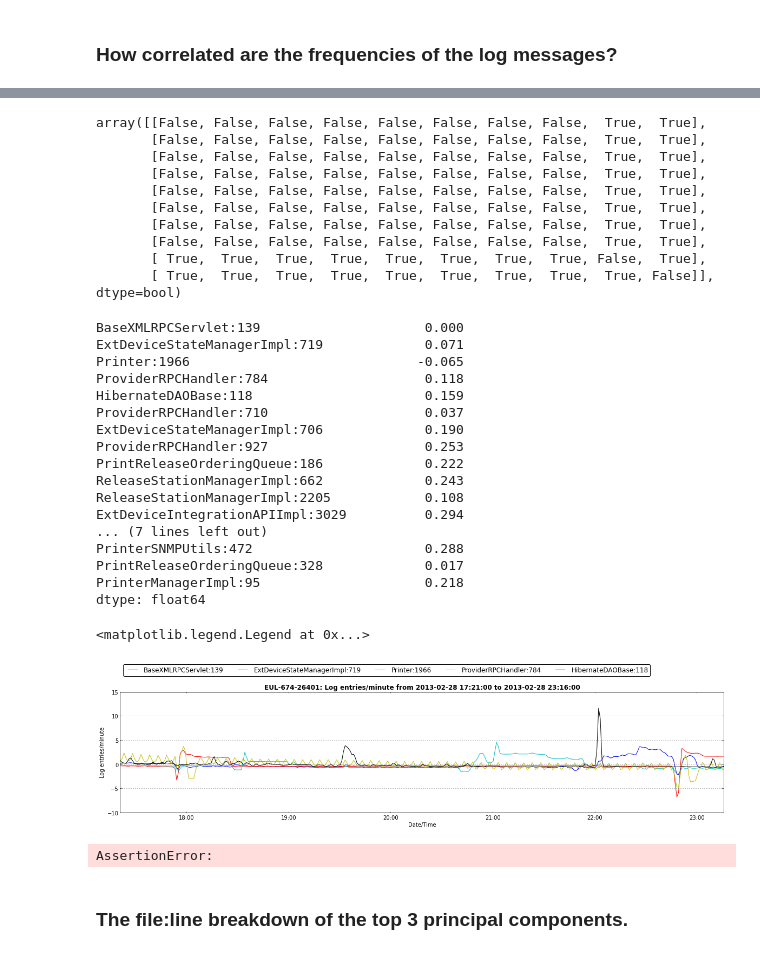
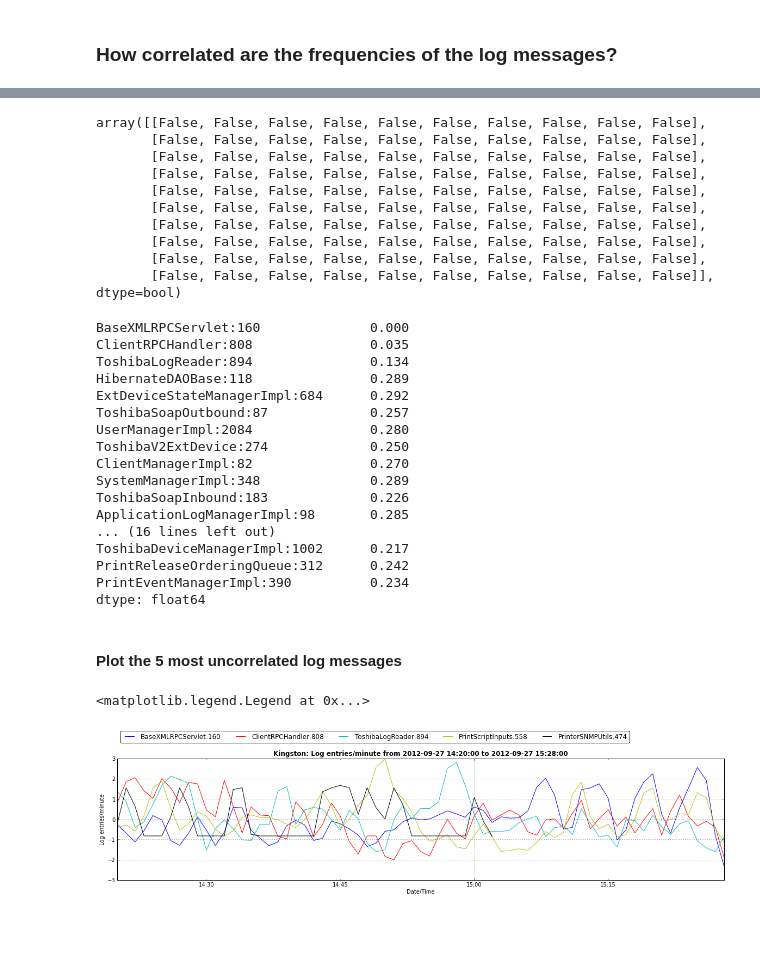
Before and after one commit to peterwilliams97/log_analysis, a Jupyter notebook: nb_pandas-preprocessed-log-files.ipynb, the cells around one changed output, grey strips where cells are left out. Drawn from its saved outputs; the diff is of its cells as text; code cells hidden in the pictures; blank space fills up the shorter version.

```diff
--- a/nb_pandas-preprocessed-log-files.ipynb
+++ b/nb_pandas-preprocessed-log-files.ipynb
@@ -98,12 +98,12 @@ pandas: 0.11.0
 #data_dir = r'data\BIG'
 #data_dir = r'data\CAN-581-15745'
 #data_dir = r'data\ATW-259-68053-karlstad'
-#data_dir = r'data\Kingston'
+data_dir = r'data\Kingston'
 #data_dir = r'data\UXQ-123-36212'
 #data_dir = r'data\CLX-589-92595'
 #data_dir = r'data\CLX-589-92595_3'
 #data_dir = r'data\CLX-589-92595_100'
-data_dir = r'data\EUL-674-26401'
+#data_dir = r'data\EUL-674-26401'
 
 if False:
     path = os.path.join(data_dir, 'lfl_freq.h5')
@@ -306,16 +305,16 @@ array([[ 1.        ,  0.99999486,  0.98228398,  0.98224942,  0.98225217,  0.9762
 # %%
 np.abs(lfl_freq_corr.values[:10,:10]) <= 0.7
 # %% [output]
-array([[False, False, False, False, False, False, False, False,  True,  True],
-       [False, False, False, False, False, False, False, False,  True,  True],
-       [False, False, False, False, False, False, False, False,  True,  True],
-       [False, False, False, False, False, False, False, False,  True,  True],
-       [False, False, False, False, False, False, False, False,  True,  True],
-       [False, False, False, False, False, False, False, False,  True,  True],
-       [False, False, False, False, False, False, False, False,  True,  True],
-       [False, False, False, False, False, False, False, False,  True,  True],
-       [ True,  True,  True,  True,  True,  True,  True,  True, False,  True],
-       [ True,  True,  True,  True,  True,  True,  True,  True,  True, False]], dtype=bool)
+array([[False, False, False, False, False, False, False, False, False, False],
+       [False, False, False, False, False, False, False, False, False, False],
+       [False, False, False, False, False, False, False, False, False, False],
+       [False, False, False, False, False, False, False, False, False, False],
+       [False, False, False, False, False, False, False, False, False, False],
+       [False, False, False, False, False, False, False, False, False, False],
+       [False, False, False, False, False, False, False, False, False, False],
+       [False, False, False, False, False, False, False, False, False, False],
+       [False, False, False, False, False, False, False, False, False, False],
+       [False, False, False, False, False, False, False, False, False, False]], dtype=bool)
 # %%
 # The uncorrelated log messages
 CORR_THRESH = 0.3
@@ -328,42 +327,30 @@ for k in keys[1:]:
         uncorrelated[k] = corr
 Series(uncorrelated.values(), index=uncorrelated.keys())
 # %% [output]
-BaseXMLRPCServlet:139                     0.000
-ExtDeviceStateManagerImpl:719             0.071
-Printer:1966                             -0.065
-ProviderRPCHandler:784                    0.118
-HibernateDAOBase:118                      0.159
-ProviderRPCHandler:710                    0.037
-ExtDeviceStateManagerImpl:706             0.190
-ProviderRPCHandler:927                    0.253
-PrintReleaseOrderingQueue:186             0.222
-ReleaseStationManagerImpl:662             0.243
-ReleaseStationManagerImpl:2205            0.108
-ExtDeviceIntegrationAPIImpl:3029          0.294
-... (7 lines left out)
-PrinterSNMPUtils:472                      0.288
-PrintReleaseOrderingQueue:328             0.017
-PrinterManagerImpl:95                     0.218
+BaseXMLRPCServlet:160              0.000
+ClientRPCHandler:808               0.035
+ToshibaLogReader:894               0.134
+HibernateDAOBase:118               0.289
+ExtDeviceStateManagerImpl:684      0.292
+ToshibaSoapOutbound:87             0.257
+UserManagerImpl:2084               0.280
+ToshibaV2ExtDevice:274             0.250
+ClientManagerImpl:82               0.270
+SystemManagerImpl:348              0.289
+ToshibaSoapInbound:183             0.226
+ApplicationLogManagerImpl:98       0.285
+... (16 lines left out)
+ToshibaDeviceManagerImpl:1002      0.217
+PrintReleaseOrderingQueue:312      0.242
+PrintEventManagerImpl:390          0.234
 dtype: float64
+# %% [markdown]
+#### Plot the 5 most uncorrelated log messages
 # %%
-for k in uncorrelated.keys()[:5]:
+for k in sorted(uncorrelated.keys(), key=lambda x: uncorrelated[x])[:5]:
     standardize(lfl_freq[k]).plot()
 embellish(lfl_freq)
 legend(loc='lower left', bbox_to_anchor=(0., 1.1), ncol=5, fancybox=True, shadow=False)
 # %% [output]
 <matplotlib.legend.Legend at 0x...>
-[figure, old version]
+[figure, new version]
-# %%
-from sklearn.decomposition import PCA
-pca = PCA()
-# Take a slice of a noisy part of the graph.
-# This will depend on the data!
-# 2012-07-18 08:16:00 to 2012-07-19 09:22:00
-pca.fit(standardize(lfl_freq['2012-09-27 14:15:00' : '2012-09-27 15:15:00'].replace(nan,0.0).values))
-#pca.fit(standardize(lfl_freq.replace(nan,0.0).values))
-print pca.explained_variance_ratio_[:10]
-print pca.explained_variance_ratio_.cumsum()[:10]
-# %% [output]
-AssertionError:
-# %% [markdown]
-### The file:line breakdown of the top 3 principal components.
```
Also changed, not shown: parts of 20 cells of this notebook.
